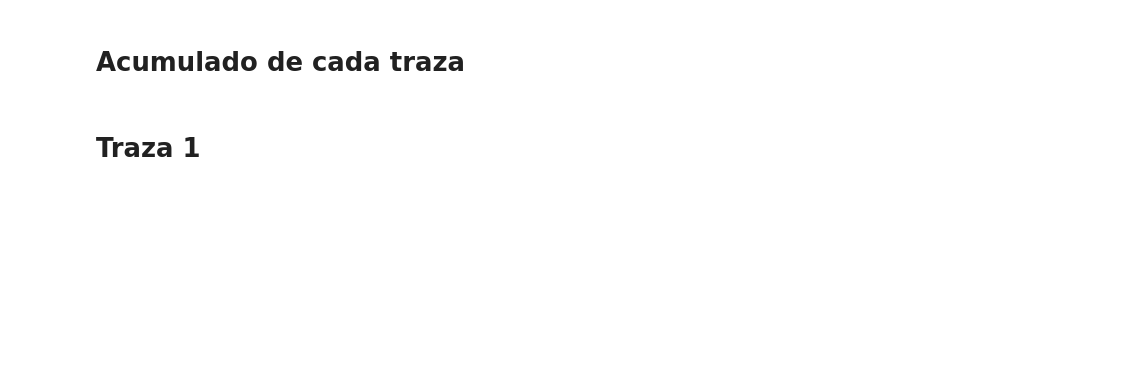
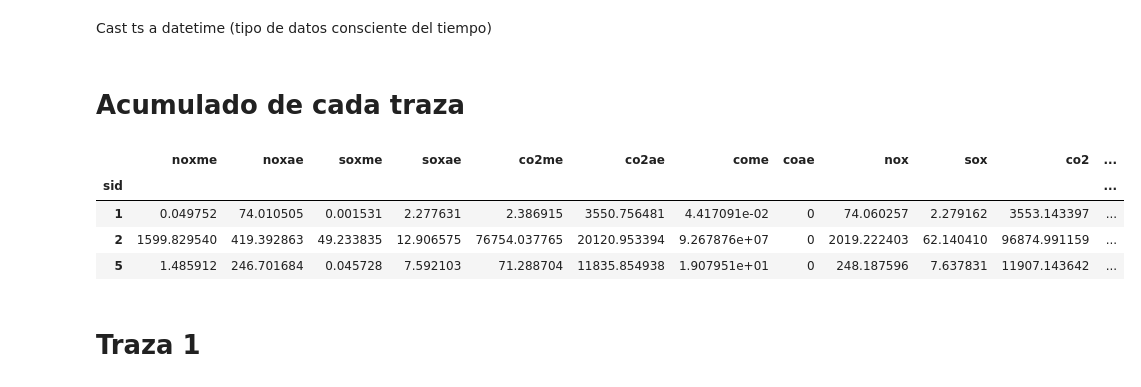
Before and after one commit to HiEST/bojos, a Jupyter notebook: traces/ChekingEmissions.ipynb, the cells around one changed output. Saved outputs shown, nothing was run; the diff lists cells and outputs as text; code cells hidden in the pictures; blank space fills up the shorter version.

```diff
--- a/traces/ChekingEmissions.ipynb
+++ b/traces/ChekingEmissions.ipynb
@@ -9,0 +30,4 @@ username = "YOUR USER"
+# %%
+uploaded = files.upload()
+filename = list(uploaded.keys())[0]
+traces = pd.read_csv(filename)
@@ -10,2 +37,11 @@ username = "YOUR USER"
+# %%
+traces['nox'] = traces.apply(lambda row: row.noxme + row.noxae, axis=1)
+traces['sox'] = traces.apply(lambda row: row.soxme + row.soxae, axis=1)
+traces['co2'] = traces.apply(lambda row: row.co2me + row.co2ae, axis=1)
+traces['co'] = traces.apply(lambda row: row.come + row.coae, axis=1)
+# %% [markdown]
+Cast ts a datetime (tipo de datos consciente del tiempo)
+# %%
+traces['ts'] = pd.to_datetime(traces['ts'])
 # %% [markdown]
 # Acumulado de cada traza
@@ -14,2 +48,10 @@ get_summary(username)
+# %%
+traces.drop(columns = ['uid', 'gid', 'lat', 'lon']).groupby('sid').sum()
+# %% [output]
+|  | noxme | noxae | soxme | soxae | co2me | co2ae | come | coae | nox | sox | co2 | ... |
+| sid |  |  |  |  |  |  |  |  |  |  |  | ... |
+| 1 | 0.049752 | 74.010505 | 0.001531 | 2.277631 | 2.386915 | 3550.756481 | 4.417091e-02 | 0 | 74.060257 | 2.279162 | 3553.143397 | ... |
+| 2 | 1599.829540 | 419.392863 | 49.233835 | 12.906575 | 76754.037765 | 20120.953394 | 9.267876e+07 | 0 | 2019.222403 | 62.140410 | 96874.991159 | ... |
+| 5 | 1.485912 | 246.701684 | 0.045728 | 7.592103 | 71.288704 | 11835.854938 | 1.907951e+01 | 0 | 248.187596 | 7.637831 | 11907.143642 | ... |
 # %% [markdown]
 # Traza 1
```
Also changed, not shown: parts of 16 cells of this notebook, 2 other files.
